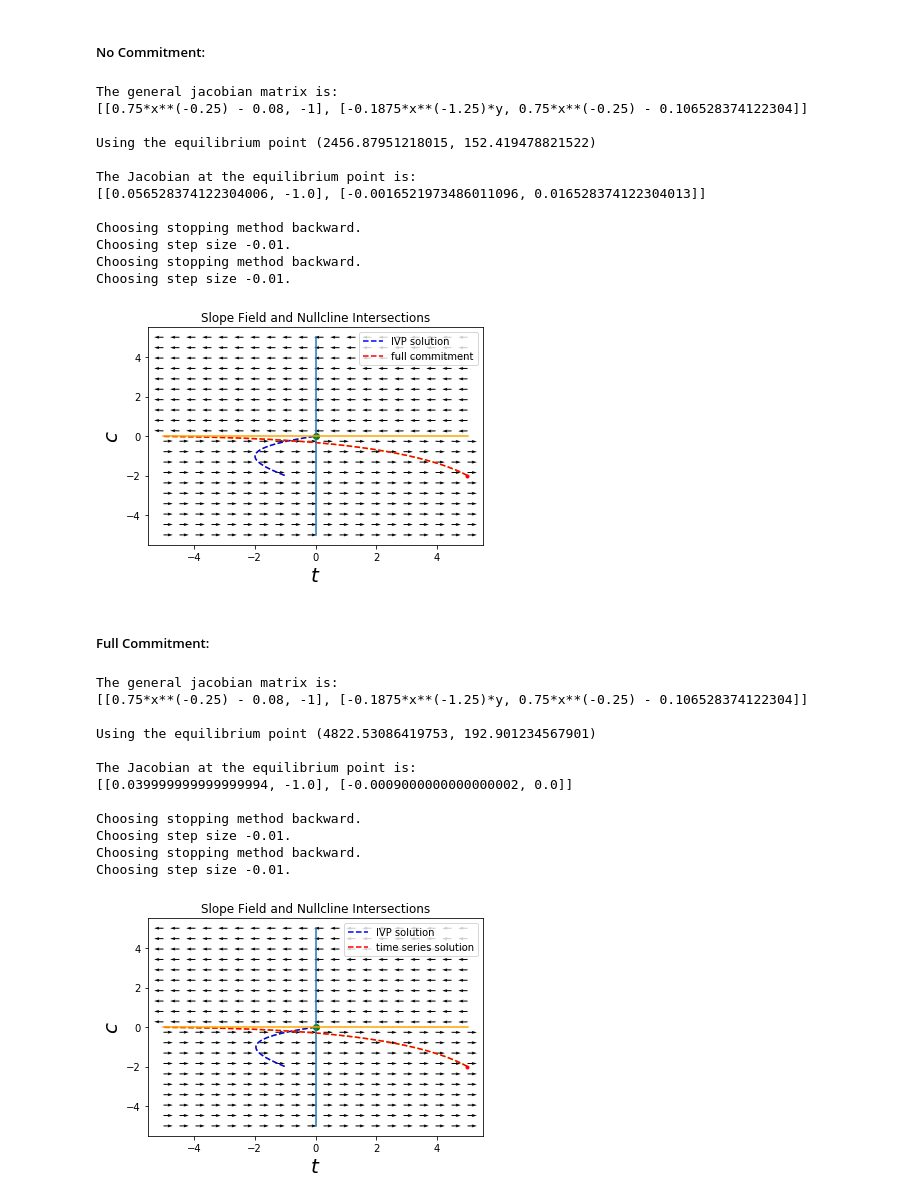
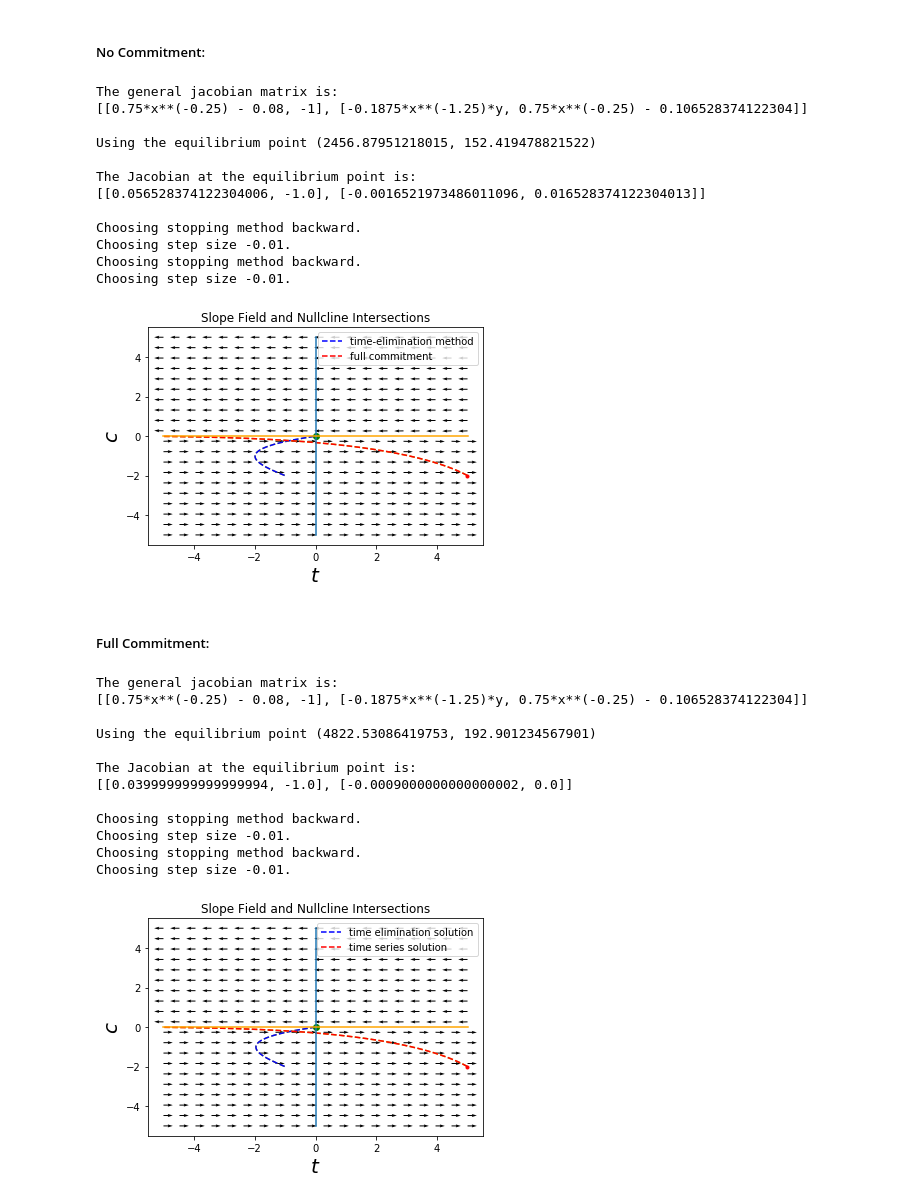
Before and after one commit to Shinsina/PIC-Math-MSCS-390-001, a Jupyter notebook: Modifying the Ramsey Model.ipynb, the cells around one changed output. Cells and saved outputs as stored; diff of their text form; code cells hidden in the pictures.

Commit message:
added more explanations for the time elimination method

```diff
--- a/Modifying the Ramsey Model.ipynb
+++ b/Modifying the Ramsey Model.ipynb
@@ -662,35 +662,35 @@ plt.quiver(K,C,f*normalizer,g*normalizer)
 #no_commit_forward_init_pt = [init_k0, no_commit_c0]
 
 #plotting the IVP
 tf = 10
 t, v = plot_IVP(no_commitment, [-1,-2], [tf,0])
-plt.plot(v[:,0],v[:,1],'b--', label="IVP solution");
+plt.plot(v[:,0],v[:,1],'b--', label="time-elimination method");
 
 
 #time series plot
 t, v = plot_time_series(no_commitment, [-1,-2], [5,-5])
 plt.plot(t,v[:,1], 'r--', label="full commitment")
 
 plt.plot(eq[0],eq[1],'go')
 plt.xlabel('$t$',size=20)
 plt.ylabel('$c$',size=20)
 plt.plot([0,0],[-5,5],[-5,5],[0,0],'orange')
 plt.title("Slope Field and Nullcline Intersections")
 plt.legend();
 # %% [output]
 The general jacobian matrix is:
 [[0.75*x**(-0.25) - 0.08, -1], [-0.1875*x**(-1.25)*y, 0.75*x**(-0.25) - 0.106528374122304]]
 
 Using the equilibrium point (2456.87951218015, 152.419478821522)
 
 The Jacobian at the equilibrium point is:
 [[0.056528374122304006, -1.0], [-0.0016521973486011096, 0.016528374122304013]]
 
 Choosing stopping method backward.
 Choosing step size -0.01.
 Choosing stopping method backward.
 Choosing step size -0.01.
-[figure, old version]
+[figure, new version]
 # %% [markdown]
 #####  Full Commitment:
 # %%
@@ -725,7 +725,7 @@ plt.quiver(K,C,f*normalizer,g*normalizer);
 #plotting the IVP
 tf = 10
 t, v = plot_IVP(full_commitment, [-1,-2], [tf,0])
-plt.plot(v[:,0],v[:,1],'b--', label="IVP solution");
+plt.plot(v[:,0],v[:,1],'b--', label="time elimination solution");
 
 #plotting the time series graph
 t, v = plot_time_series(full_commitment, [-1,-2], [5,-5])
@@ -751,4 +751,4 @@ Choosing stopping method backward.
 Choosing step size -0.01.
 Choosing stopping method backward.
 Choosing step size -0.01.
-[figure, old version]
+[figure, new version]
```
Also changed, not shown: parts of 2 cells of this notebook.
